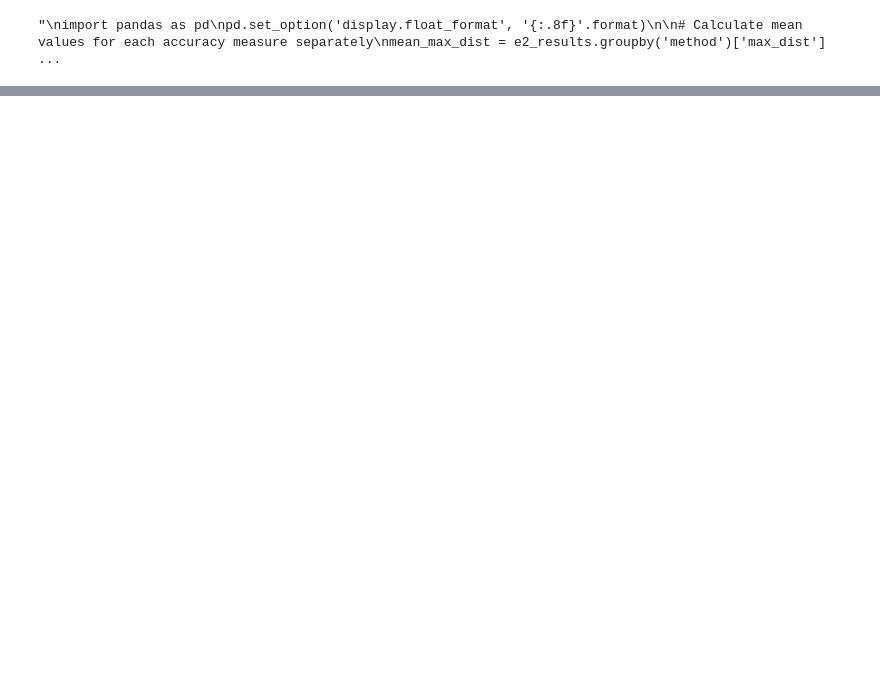
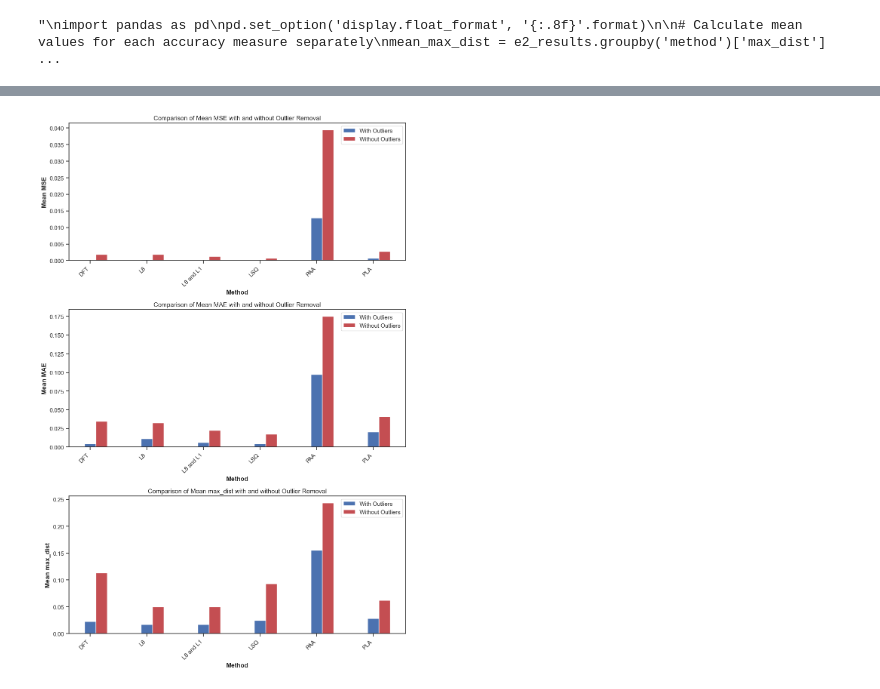
Before and after one commit to veropossumus/splineRegressionExperiments, a Jupyter notebook: experiment_2.ipynb, the cells around one changed output, grey strips where cells are left out. Drawn from its saved outputs; the diff is of its cells as text; code cells hidden in the pictures; blank space fills up the shorter version.

```diff
--- a/experiment_2.ipynb
+++ b/experiment_2.ipynb
@@ -343,0 +363,41 @@ mean_values_combined
+# %%
+import matplotlib.pyplot as plt
+import numpy as np
+
+# Example data (replace with your actual mean accuracy values)
+methods = mean_values_combined['method']
+metrics = ['MSE', 'MAE', 'max_dist']
+
+# Set the width of the bars
+bar_width = 0.2
+num_methods = len(methods)
+r = np.arange(num_methods)
+
+# Create subplots for each accuracy measure
+fig, axs = plt.subplots(len(metrics), figsize=(10, 15))
+
+for i, metric in enumerate(metrics):
+    metric_with_outliers = mean_values_combined[metric]
+    metric_without_outliers = mean_values_combined[f'{metric} w/o o.']
+
+    # Set the position of the bars for each accuracy measure
+    r1 = r + bar_width/2
+    r2 = [x + bar_width for x in r1]
+
+    # Create the bar plots for each accuracy measure
+    axs[i].bar(r1, metric_with_outliers, color='b', width=bar_width, label='With Outliers')
+    axs[i].bar(r2, metric_without_outliers, color='r', width=bar_width, label='Without Outliers')
+
+    # Add labels and title
+    axs[i].set_xlabel('Method', fontweight='bold')
+    axs[i].set_ylabel(f'Mean {metric}', fontweight='bold')
+    axs[i].set_xticks([r + bar_width/2 for r in range(num_methods)])
+    axs[i].set_xticklabels(methods, rotation=45, ha='right')
+    axs[i].set_title(f'Comparison of Mean {metric} with and without Outlier Removal')
+    axs[i].legend()
+
+# Adjust layout and show plot
+plt.tight_layout()
+plt.show()
+# %% [output]
+[figure, added]
```
Also changed, not shown: parts of 20 cells of this notebook, 2 other files.
